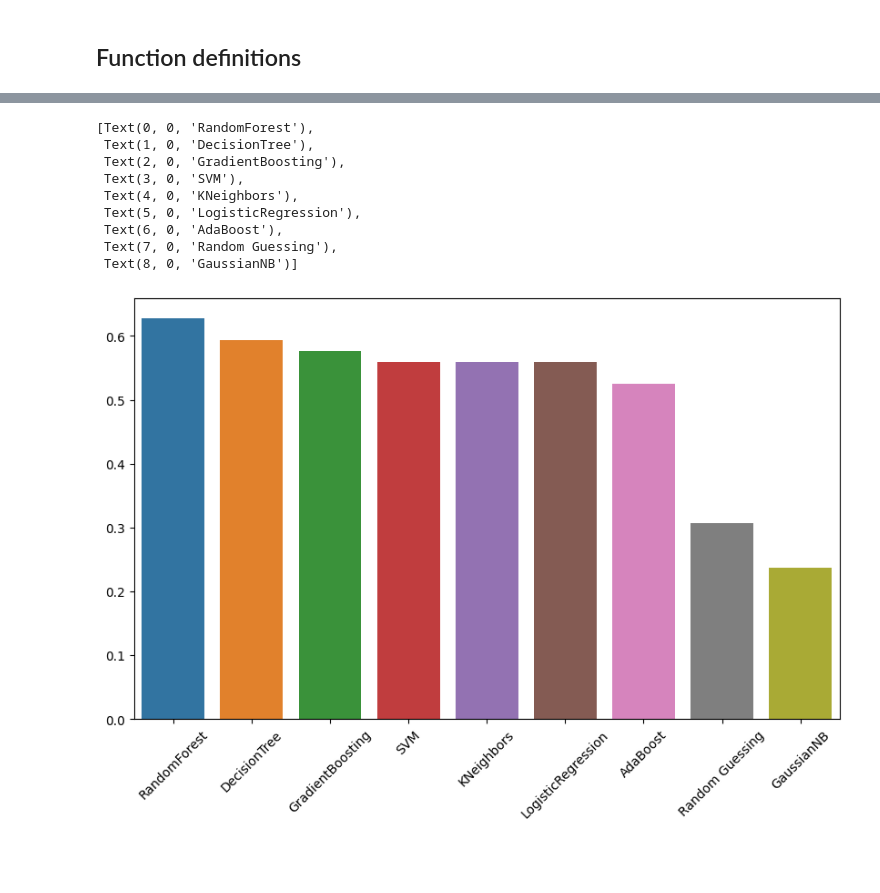
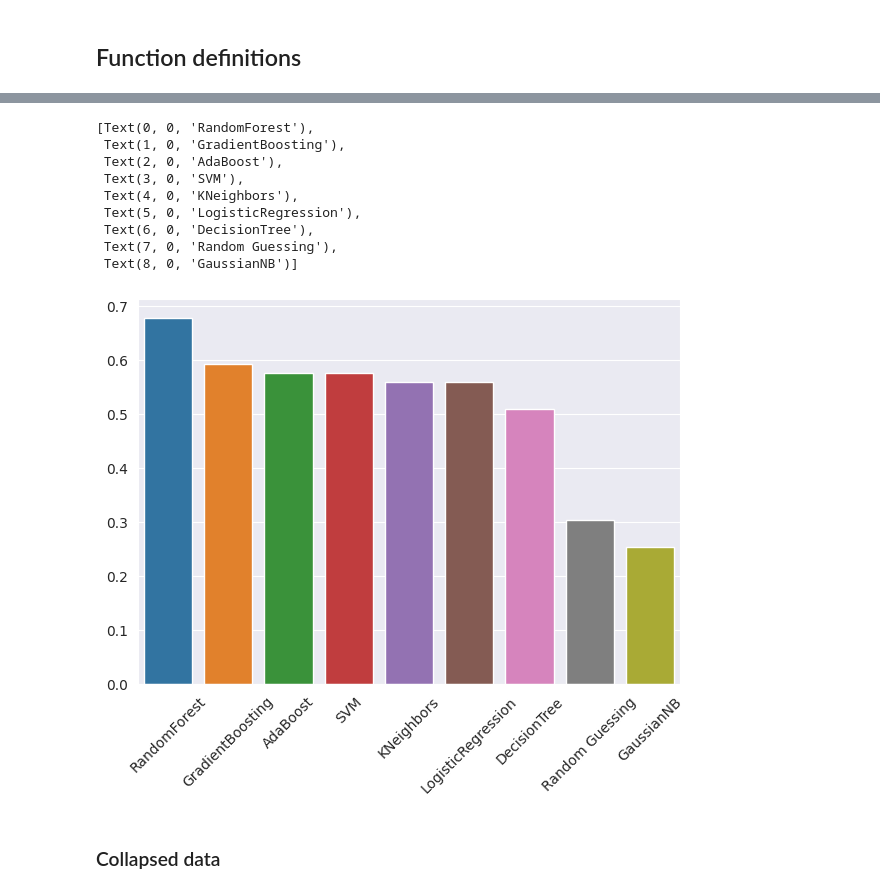
Before and after one commit to horychtom/hacking-adhd, a Jupyter notebook: adhd.ipynb, the cells around one changed output, grey strips where cells are left out. Saved outputs shown, nothing was run; the diff lists cells and outputs as text; code cells hidden in the pictures; blank space fills up the shorter version.

```diff
--- a/adhd.ipynb
+++ b/adhd.ipynb
@@ -269,18 +289,23 @@ AdaBoostClassifier(random_state=42) 0.5254237288135594
 # %%
-fig, ax = plt.subplots(figsize=(10,6))
+sns.set_style('darkgrid')
+fig, ax = plt.subplots(figsize=(7,5))
 
-values = np.array([0.5593,0.5593,0.6271,0.5593,0.5932,0.2372,0.5763,0.5254,0.3074283850728348])
+values = np.array([0.559322033898305,0.559322033898305,0.6779661016949152,
+                   0.576271186440678,0.5084745762711864,0.2542372881355932,
+                   0.5932203389830508,0.576271186440678,0.3041250682928091])
 labels = np.array(["LogisticRegression","KNeighbors","RandomForest","SVM","DecisionTree","GaussianNB","GradientBoosting","AdaBoost","Random Guessing"])
 sns.barplot(x=labels[np.argsort(values)][::-1],y=np.sort(values)[::-1])
 ax.set_xticklabels(ax.get_xticklabels(),rotation=45)
 # %% [output]
 [Text(0, 0, 'RandomForest'),
- Text(1, 0, 'DecisionTree'),
- Text(2, 0, 'GradientBoosting'),
+ Text(1, 0, 'GradientBoosting'),
+ Text(2, 0, 'AdaBoost'),
  Text(3, 0, 'SVM'),
  Text(4, 0, 'KNeighbors'),
  Text(5, 0, 'LogisticRegression'),
- Text(6, 0, 'AdaBoost'),
+ Text(6, 0, 'DecisionTree'),
  Text(7, 0, 'Random Guessing'),
  Text(8, 0, 'GaussianNB')]
-[figure, old version]
+[figure, new version]
+# %% [markdown]
+### Collapsed data
```
Also changed, not shown: parts of 52 cells of this notebook.
